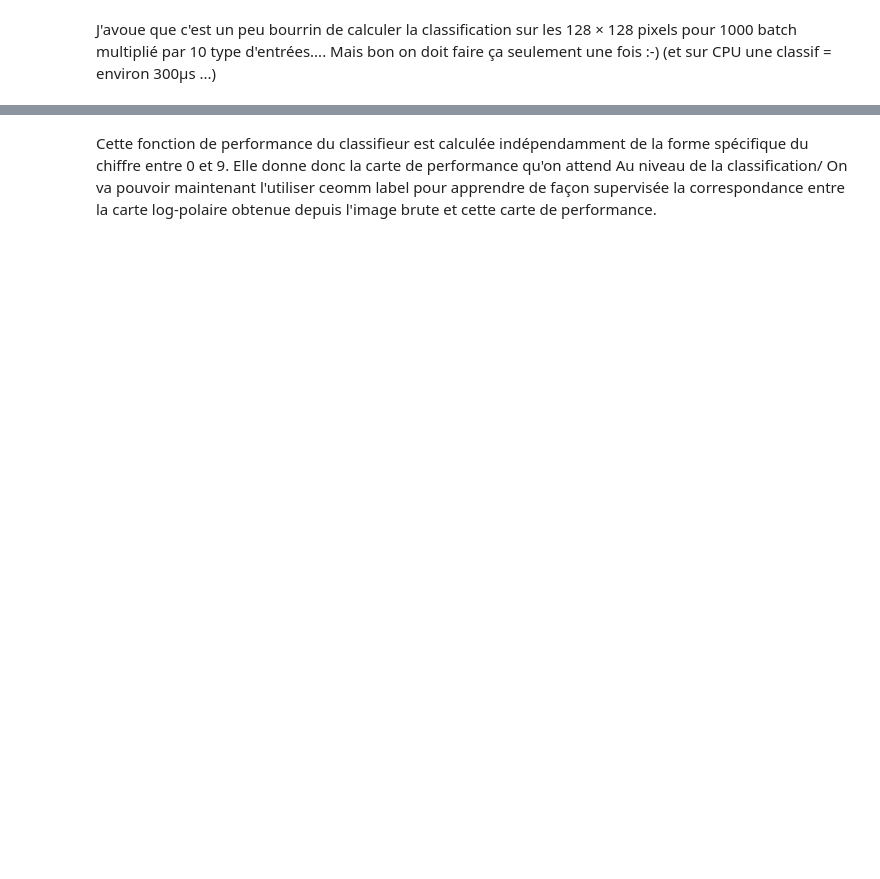
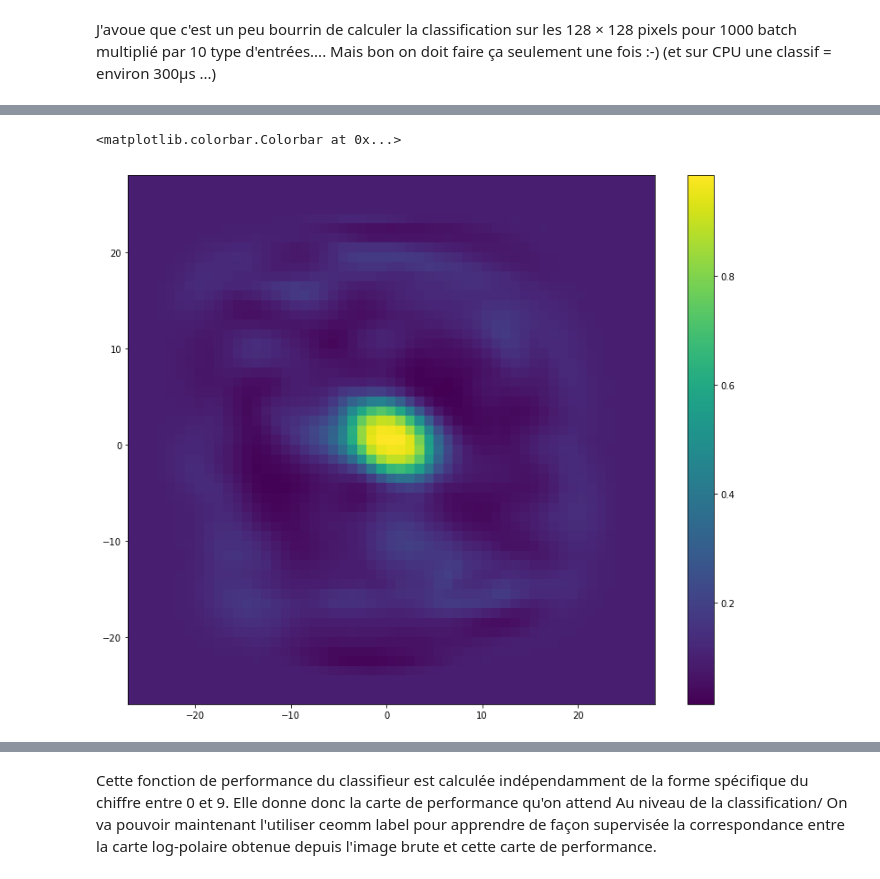
Before and after one commit to pierrealbiges/ActiveVision, a Jupyter notebook: Notebooks/2018-02-16_clasiffier.ipynb, the cells around one changed output, grey strips where cells are left out. Cells and saved outputs as stored; diff of their text form; code cells hidden in the pictures; blank space fills up the shorter version.

Commit message:
classifying on MNIST : accuracy

```diff
--- a/Notebooks/2018-02-16_clasiffier.ipynb
+++ b/Notebooks/2018-02-16_clasiffier.ipynb
@@ -289,6 +337,10 @@ J'avoue que c'est un peu bourrin de calculer la classification sur les 128 × 12
 # %%
-fig, ax = plt.subplots()
-#ax.pcolor(np.arange(-N_pix+1, N_pix)[:, np.newaxis], np.arange(-N_pix+1, N_pix)[np.newaxis, :], accuracy)
-ax.matshow(accuracy)
+fig, ax = plt.subplots(figsize=(13, 10.725))
+cmap = ax.pcolor(np.arange(-N_pix+1, N_pix+1), np.arange(-N_pix+1, N_pix+1), accuracy)
+ax.axis('equal')
+fig.colorbar(cmap)
+# %% [output]
+<matplotlib.colorbar.Colorbar at 0x...>
+[figure, added]
 # %%
 accuracy
```
Also changed, not shown: parts of 14 cells of this notebook.
